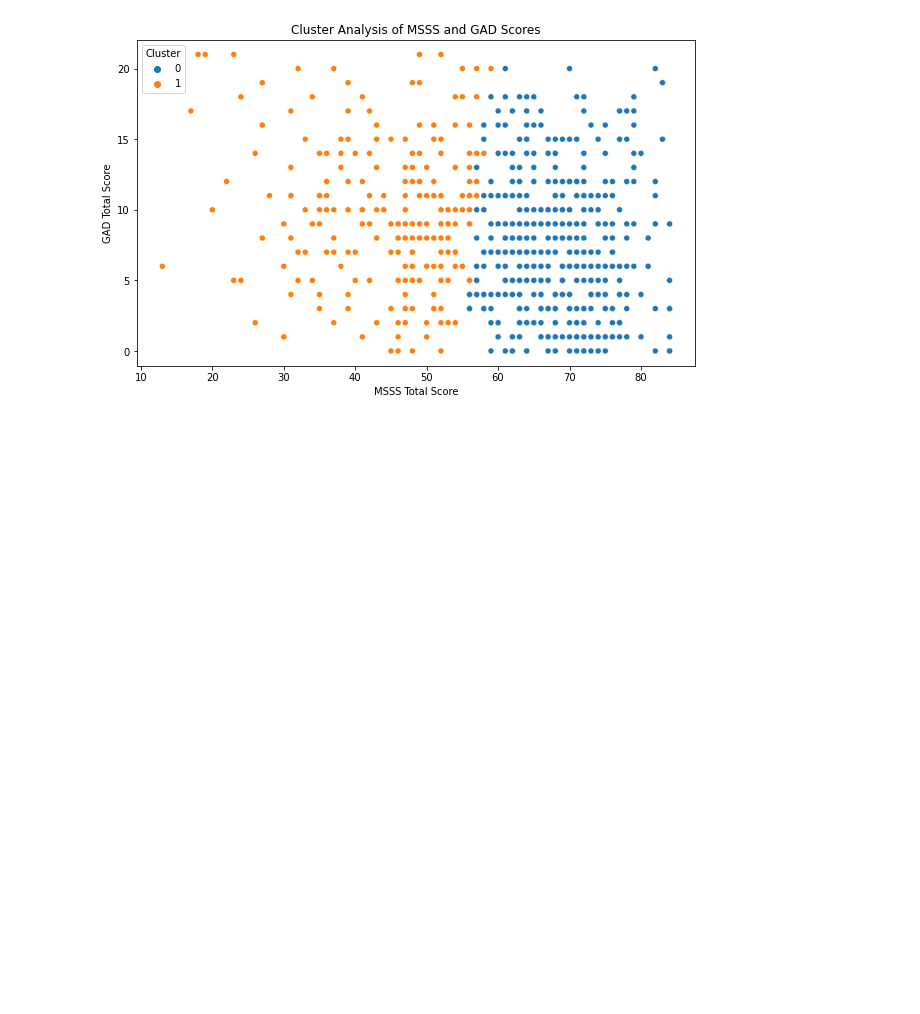
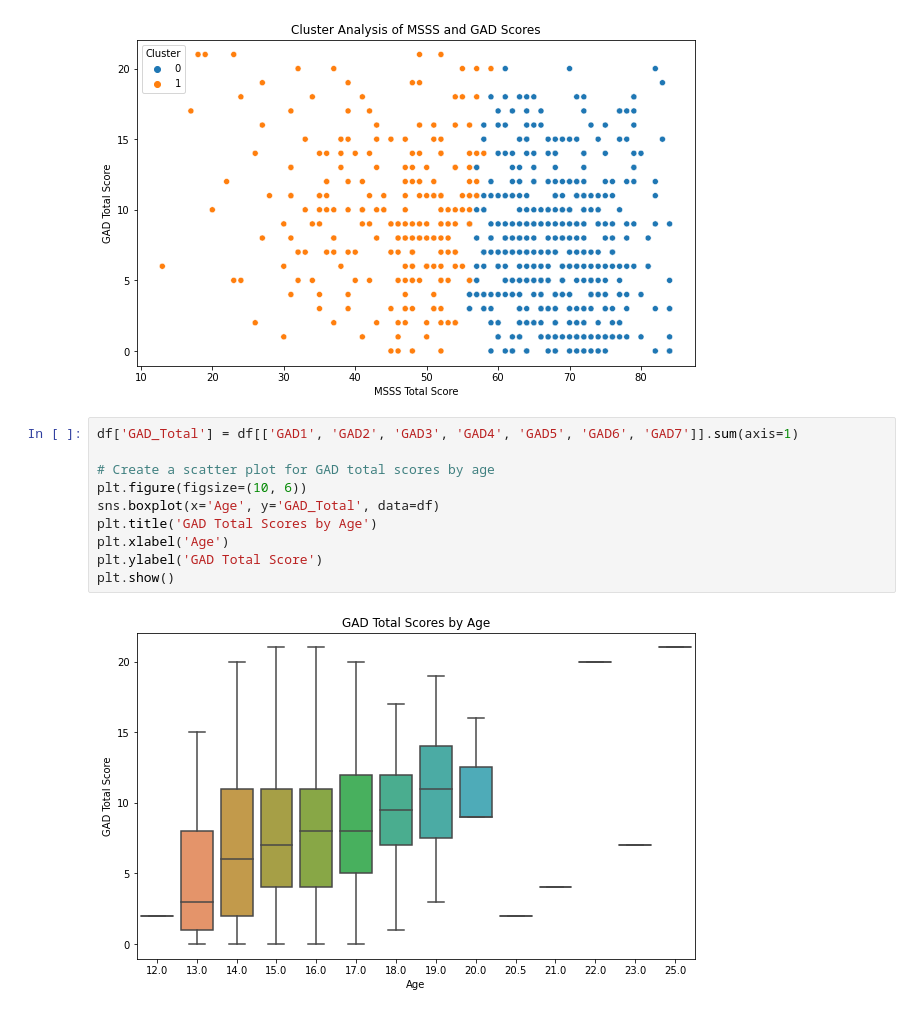
Before and after one commit to BrianNderu/Mental-Assessment-Analysis, a Jupyter notebook: Notebook.ipynb, the cells around one changed output. Drawn from its saved outputs; the diff is of its cells as text; blank space fills up the shorter version.

```diff
--- a/Notebook.ipynb
+++ b/Notebook.ipynb
@@ -435,3 +435,15 @@ plt.ylabel('GAD Total Score')
 plt.show()
 # %% [output]
 [figure]
+# %%
+df['GAD_Total'] = df[['GAD1', 'GAD2', 'GAD3', 'GAD4', 'GAD5', 'GAD6', 'GAD7']].sum(axis=1)
+
+# Create a scatter plot for GAD total scores by age
+plt.figure(figsize=(10, 6))
+sns.boxplot(x='Age', y='GAD_Total', data=df)
+plt.title('GAD Total Scores by Age')
+plt.xlabel('Age')
+plt.ylabel('GAD Total Score')
+plt.show()
+# %% [output]
+[figure, added]
```
Also changed, not shown: parts of 6 cells of this notebook, 1 other file.
